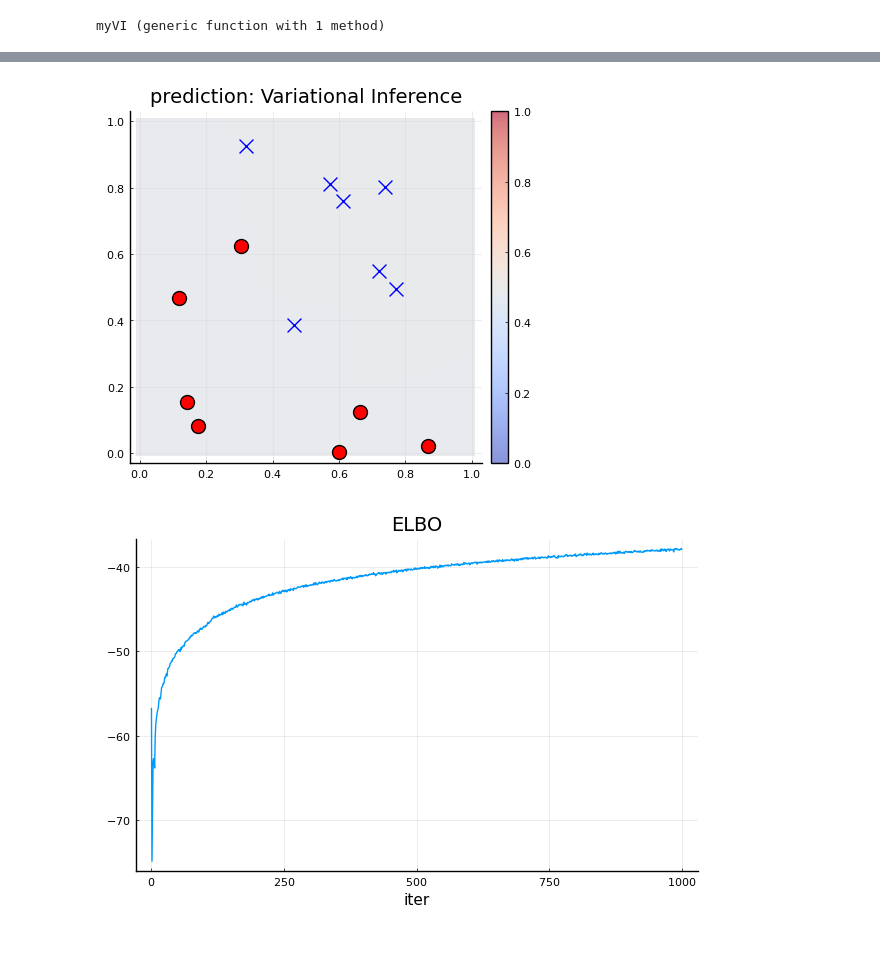
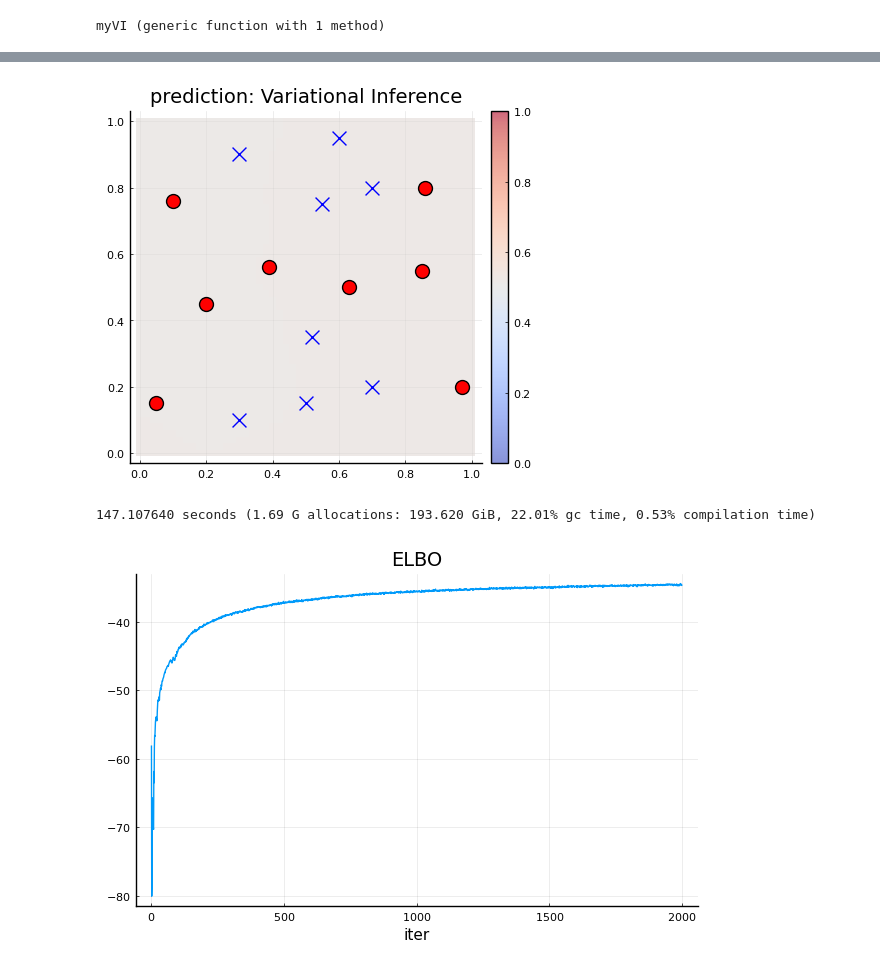
Before and after one commit to kitano-AppMath/my-julia-works, a Jupyter notebook: Variational Inference.ipynb, the cells around one changed output, grey strips where cells are left out. Cells and saved outputs as stored; diff of their text form; code cells hidden in the pictures.

```diff
--- a/Variational Inference.ipynb
+++ b/Variational Inference.ipynb
@@ -304,14 +324,15 @@ end
 myVI (generic function with 1 method)
 # %%
 #create the data
-Random.seed!(46)
-N = 14
-X = hcat(rand(Beta(1.1,3), 2, div(N,2)), rand(Beta(1.9,1.1), 2, div(N,2)))
-Y = vcat(ones(div(N,2)), zeros(div(N,2)))
+N = 16
+X = [
+    0.3 0.52 0.3 0.50 0.60 0.7 0.70 0.55  0.85 0.10 0.05 0.20 0.39 0.63 0.86 0.97;
+    0.1 0.35 0.9 0.15 0.95 0.2 0.80 0.75  0.55 0.76 0.15 0.45 0.56 0.50 0.80 0.20;
+]
+Y = vcat(zeros(div(N,2)), ones(div(N,2)))
 data = (X=X,Y=Y,N=N)
 
 #size
-Random.seed!(42)
 Dx,N = size(X)
 Dy = 1
 D₀ = 5
@@ -325,33 +366,34 @@ savefig(fig3, "figs-VI/fig3.png")
 # %%
 #initialize NN
 W₂, W₃, b₂, b₃ = init_params(st)
-Ws = stick_params(W₂, W₃, b₂, b₃, st.Dx)
+Ws = stick_params(W₂, W₃, b₂, b₃, Dx)
 wvec₀ = Ws[:]
 dw = length(wvec₀)
 
 #model params
 λw = 1e-3
 model_params = (λw=λw, dw=dw, st=st)
 
 #calculate the variational parameters
-α = 0.3
+α = 0.4
 tol = 1e-6
-n_train = 1000
-θvec, history = myVI(data, model_params, α, n_train, tol)
+n_train = 2000
+@time θvec, history = myVI(data, model_params, α, n_train, tol)
 
 #posterior sample
 n_samps = 5000
 wsamps = post_samps(θvec, n_samps, dw)
 
-#calculate and visualize predictive
-fig4 = plot(0:0.02:1, 0:0.02:1, (x1,x2)->ppred([x1,x2], wsamps, st), st=:heatmap, c=cgrad(:coolwarm), alpha=0.6, clim=(0,1))
-fig4 = plot_data(fig4, X, Y)
+#visualize predictive
+fig5 = plot(0:0.02:1, 0:0.02:1, (x1,x2)->ppred([x1,x2], wsamps, st), st=:heatmap, c=cgrad(:coolwarm), alpha=0.6, clim=(0,1))
+fig5 = plot_data(fig5, X, Y)
 plot!(title="prediction: Variational Inference")
-savefig(fig4, "figs-VI/fig4.png")
+savefig(fig5, "figs-VI/fig5.png")
 # %% [output]
-[figure, old version]
+[figure, new version]
+147.107640 seconds (1.69 G allocations: 193.620 GiB, 22.01% gc time, 0.53% compilation time)
 # %%
-fig5 = plot(history, xlabel="iter", title="ELBO", label=false)
-savefig(fig5, "figs-VI/fig5.png")
+fig6 = plot(history, xlabel="iter", title="ELBO", label=false)
+savefig(fig6, "figs-VI/fig6.png")
 # %% [output]
-[figure, old version]
+[figure, new version]
```
Also changed, not shown: parts of 7 cells of this notebook, 1 other file.
